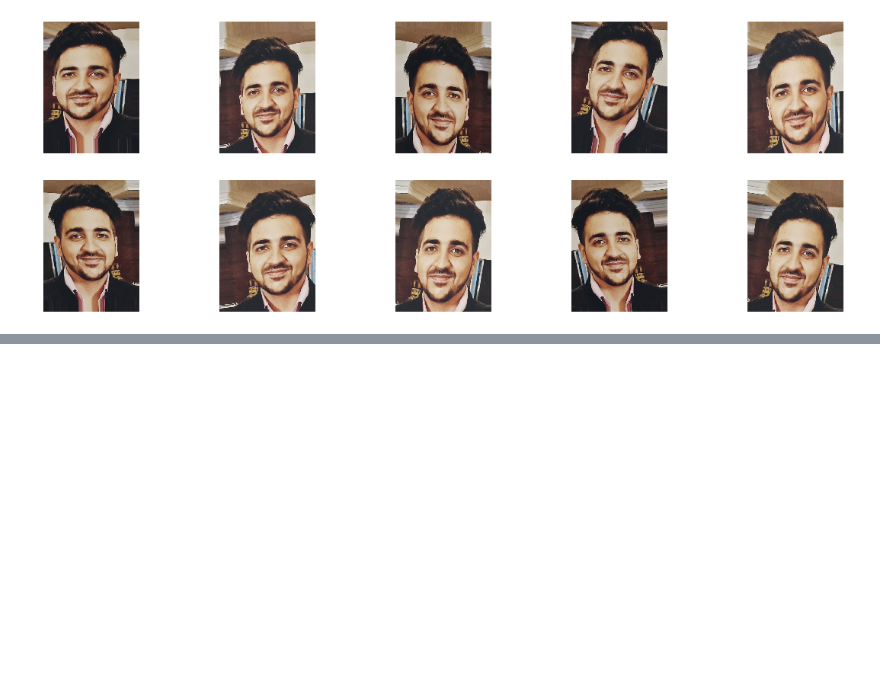
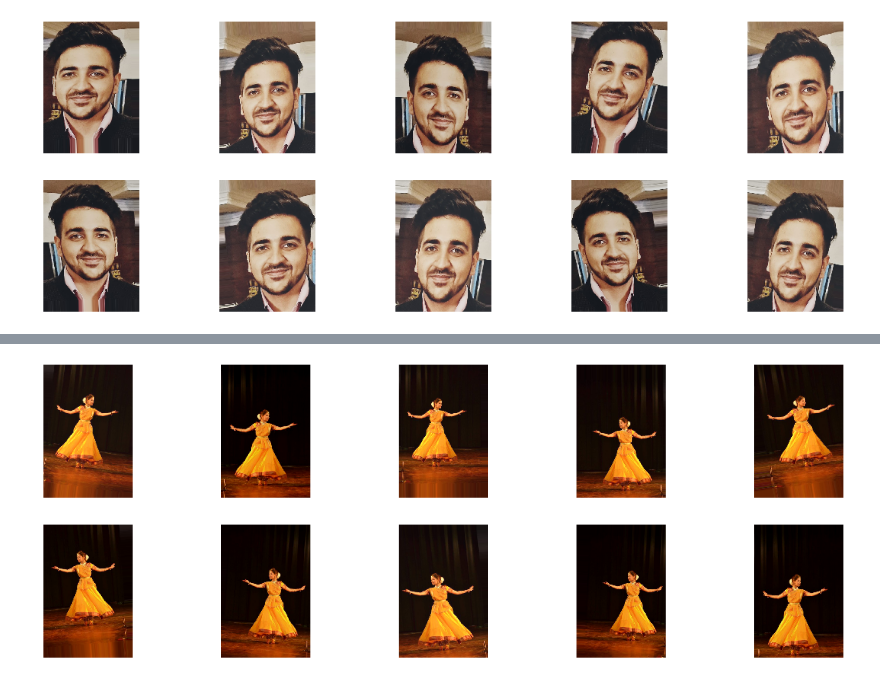
Before and after one commit to adityakalra581/Image-Classifiers, a Jupyter notebook: Data Augmentation/Data_Augmentation_Keras.ipynb, the cells around one changed output, grey strips where cells are left out. Cells and saved outputs as stored; diff of their text form; code cells hidden in the pictures; blank space fills up the shorter version.

```diff
--- a/Data Augmentation/Data_Augmentation_Keras.ipynb
+++ b/Data Augmentation/Data_Augmentation_Keras.ipynb
@@ -61,0 +76,15 @@ plots(aug_images, figsize=(20,7), rows=2)
+# %%
+# plots images with labels within jupyter notebook
+def plots(ims, figsize=(12,6), rows=1, interp=False, titles=None):
+    if type(ims[0]) is np.ndarray:
+        ims = np.array(ims).astype(np.uint8)
+        if (ims.shape[-1] != 3):
+            ims = ims.transpose((0,2,3,1))
+    f = plt.figure(figsize=figsize)
+    cols = len(ims)//rows if len(ims) % 2 == 0 else len(ims)//rows + 1
+    for i in range(len(ims)):
+        sp = f.add_subplot(rows, cols, i+1)
+        sp.axis('Off')
+        if titles is not None:
+            sp.set_title(titles[i], fontsize=16)
+        plt.imshow(ims[i], interpolation=None if interp else 'none')
@@ -61,0 +102,6 @@ plots(aug_images, figsize=(20,7), rows=2)
+# %%
+augmentation = img.flow(image)
+aug_images = [next(augmentation)[0].astype(np.uint8) for i in range(10)]
+plots(aug_images, figsize=(20,7), rows=2)
+# %% [output]
+[figure, added]
```
Also changed, not shown: parts of 7 cells of this notebook.
